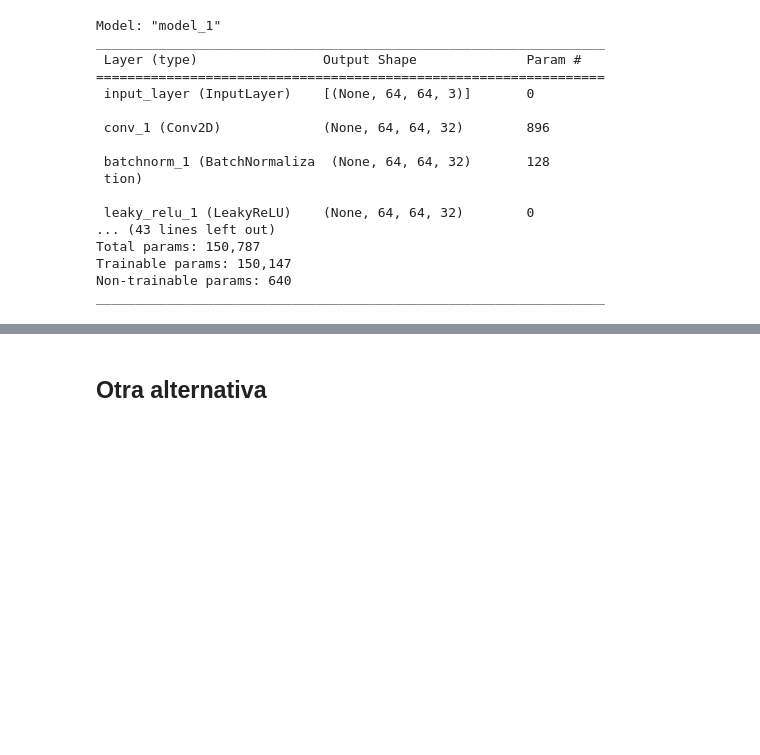
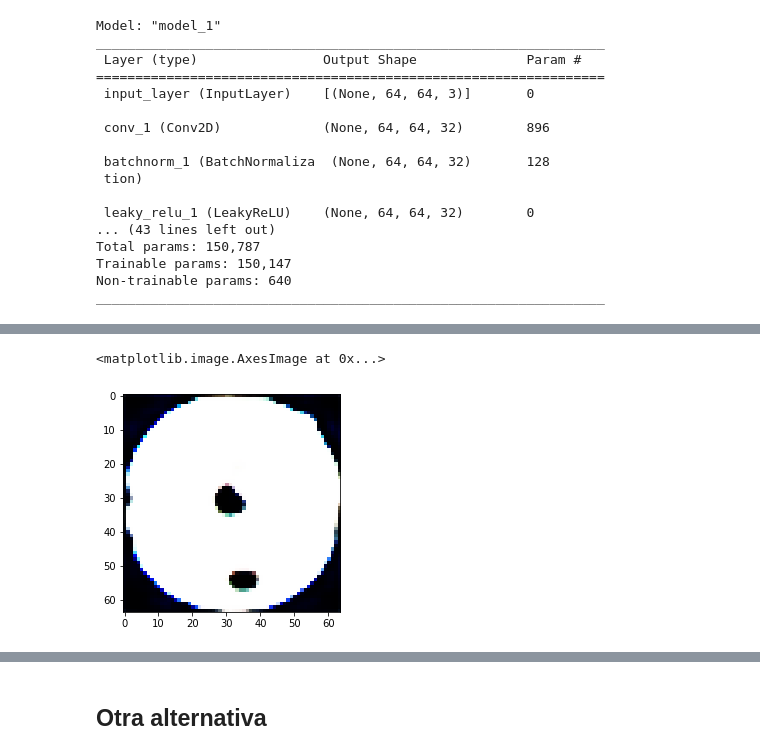
Before and after one commit to dirudiez/TFM_DiegoRudiez, a Jupyter notebook: AutoencoderBasico_64.ipynb, the cells around one changed output, grey strips where cells are left out. Drawn from its saved outputs; the diff is of its cells as text; code cells hidden in the pictures; blank space fills up the shorter version.

```diff
--- a/AutoencoderBasico_64.ipynb
+++ b/AutoencoderBasico_64.ipynb
@@ -354,7 +354,10 @@ Epoch 44/50
 # %%
 predicts = autoencoder.predict(normalTest)
 # %%
-plt.imshow(predicts[5])
+plt.imshow(predicts[21])
+# %% [output]
+<matplotlib.image.AxesImage at 0x...>
+[figure, added]
 # %%
 predicts = autoencoder.predict(enfermedadTest)
 # %%
```
Also changed, not shown: parts of 2 cells of this notebook.
